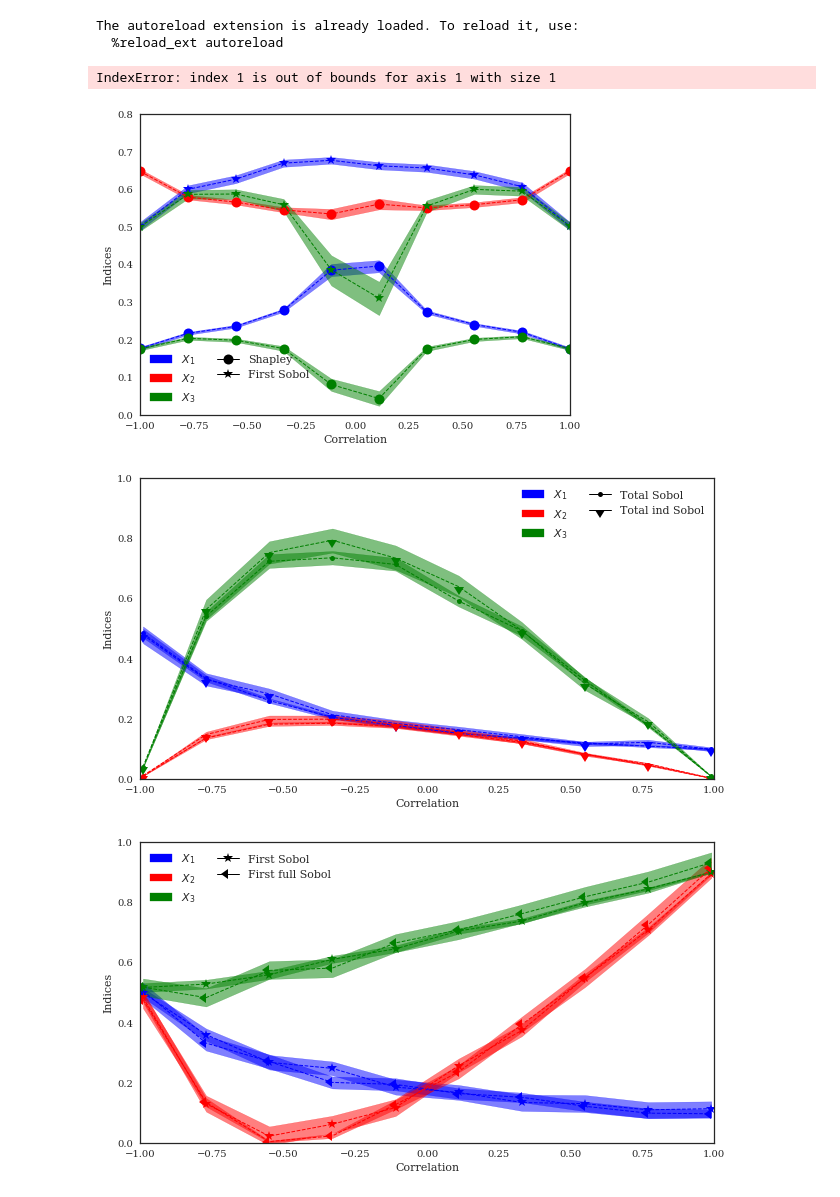
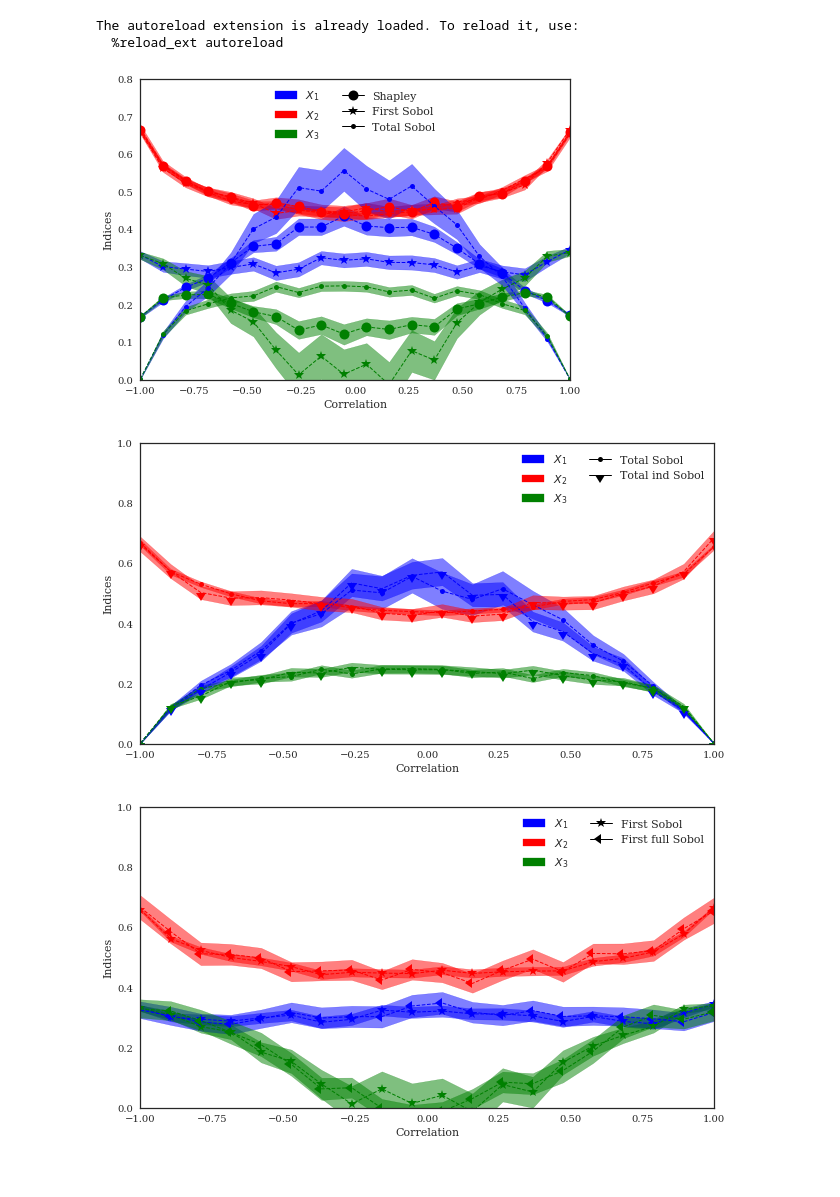
Before and after one commit to josephmure/otshapley, a Jupyter notebook: examples/correlation/ishigami-correlation.ipynb, the cells around one changed output. Saved outputs shown, nothing was run; the diff lists cells and outputs as text; code cells hidden in the pictures.

```diff
--- a/examples/correlation/ishigami-correlation.ipynb
+++ b/examples/correlation/ishigami-correlation.ipynb
@@ -29,17 +29,16 @@ model.copula = ot.NormalCopula(dim)
 # %%
 ot.RandomGenerator.SetSeed(0)
 np.random.seed(0)
-n_corr = 10
+n_corr = 20
 corrs = np.linspace(-0.999, 0.999, n_corr)
 
-Nv = 10000
-No = 200
+Nv = 20000
+No = 300
 Ni = 200
 
 max_budget = 50000
-n_boot = 1000
+n_boot = 2000
 
-estimator_sobol = 'soboleff2'
 estimator_sobol_full_ind = 'sobolmara'
 # %%
 result_indices = {'Shapley': [],
@@ -76,24 +75,20 @@ for corr in corrs:
     result_indices['Total full Sobol'].append(sobol_results_full.full_total_indices.ravel())
     result_indices['First ind Sobol'].append(sobol_results_ind.full_first_indices.ravel())
     result_indices['Total ind Sobol'].append(sobol_results_ind.full_total_indices.ravel())
-# %%
-plt.plot(shapley.sample_j_c[:, 0], shapley.sample_j_c[:, 1], '.')
-# %% [output]
-IndexError: index 1 is out of bounds for axis 1 with size 1
 # %%
 from shapley.plots import plot_correlation_indices
 
 fig, ax = plt.subplots(figsize=(7, 5))
 
-to_plot = ['Shapley', 'First Sobol']
+to_plot = ['Shapley', 'First Sobol', 'Total Sobol']
 linewidth = 1
 markersize = 10
 
 plot_correlation_indices(result_indices, corrs, n_boot, ax=ax, to_plot=to_plot)
 ax.set_ylim([0., 0.8])
 fig.tight_layout()
 # %% [output]
-[figure, old version]
+[figure, new version]
 # %%
 import matplotlib.lines as mlines
 from shapley.plots import plot_correlation_indices
@@ -108,7 +103,7 @@ plot_correlation_indices(result_indices, corrs, n_boot, ax=ax, to_plot=to_plot)
 
 fig.tight_layout()
 # %% [output]
-[figure, old version]
+[figure, new version]
 # %%
 import matplotlib.lines as mlines
 from shapley.plots import plot_correlation_indices
@@ -123,4 +118,4 @@ plot_correlation_indices(result_indices, corrs, n_boot, ax=ax, to_plot=to_plot)
 
 fig.tight_layout()
 # %% [output]
-[figure, old version]
+[figure, new version]
```
Also changed, not shown: parts of 5 cells of this notebook, 13 other files.
